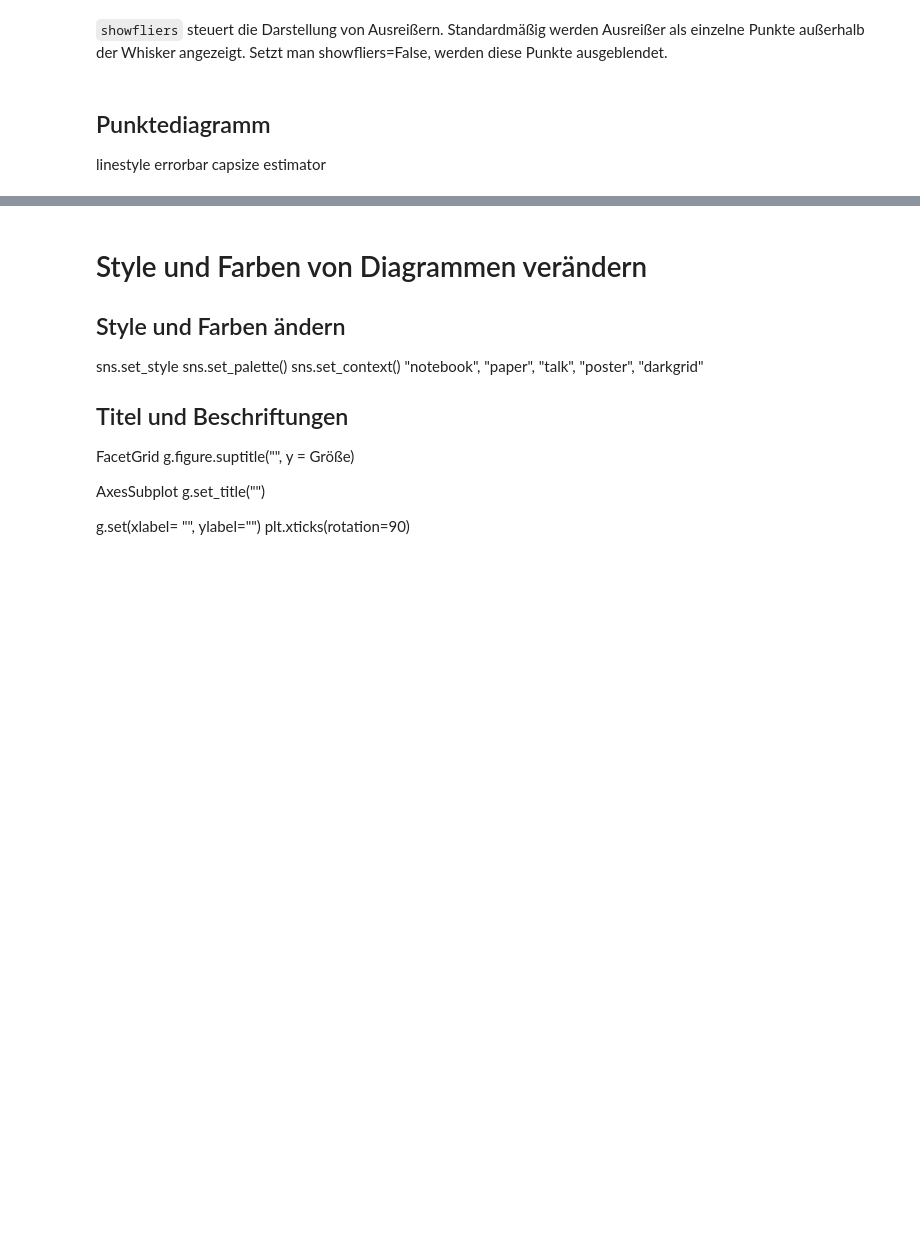
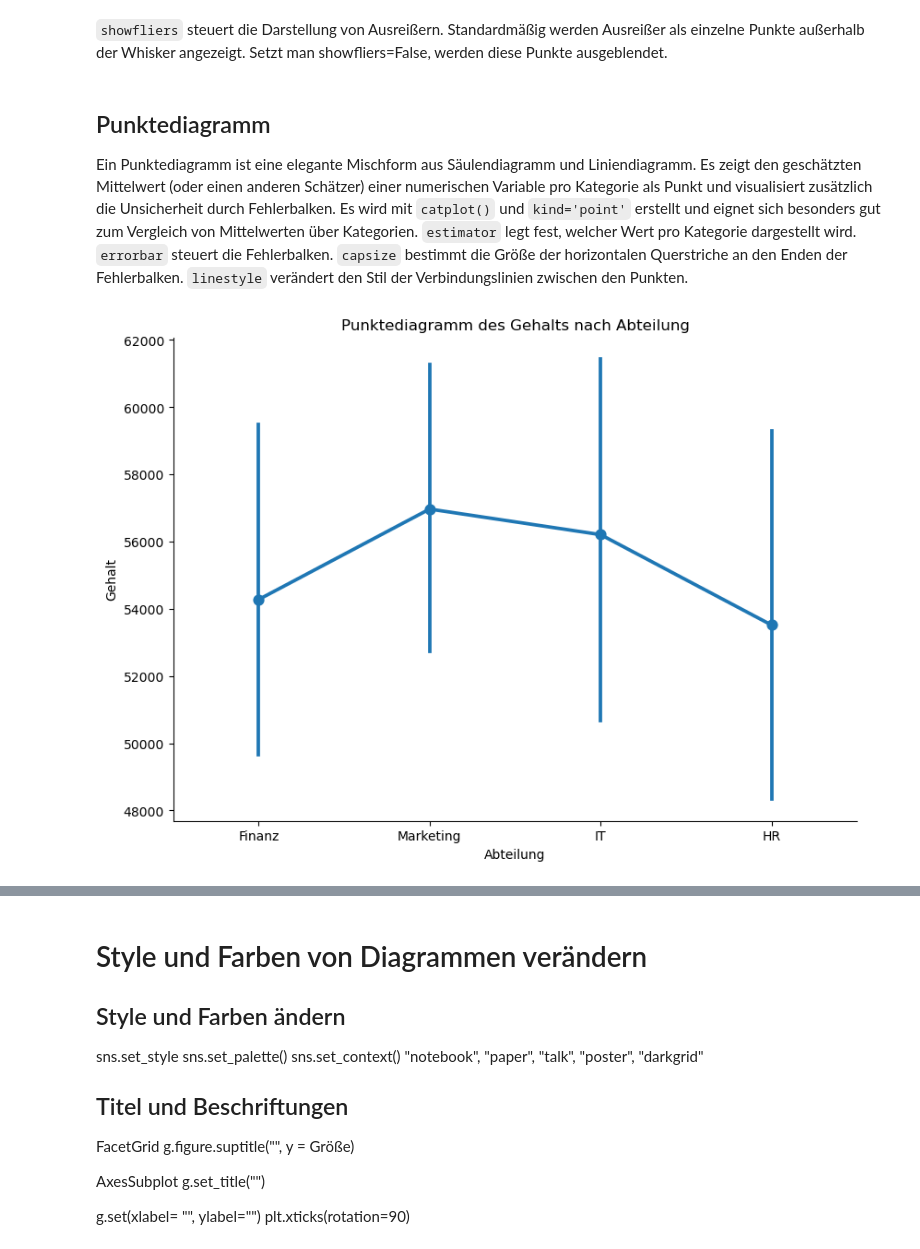
Before and after one commit to EikeSuemper/Meine-Lernreise-Aktuariat-QuantFinance, a Jupyter notebook: 01_Grundlagen/Python/Seaborn.ipynb, the cells around one changed output, grey strips where cells are left out. Drawn from its saved outputs; the diff is of its cells as text; code cells hidden in the pictures; blank space fills up the shorter version.

```diff
--- a/01_Grundlagen/Python/Seaborn.ipynb
+++ b/01_Grundlagen/Python/Seaborn.ipynb
@@ -266,7 +266,18 @@ plt.show()
 Standardmäßig werden Ausreißer als einzelne Punkte außerhalb der Whisker angezeigt. Setzt man showfliers=False, werden diese Punkte ausgeblendet.
 # %% [markdown]
 ## Punktediagramm
-linestyle
-errorbar
-capsize
-estimator
+
+Ein Punktediagramm ist eine elegante Mischform aus Säulendiagramm und Liniendiagramm. Es zeigt den geschätzten Mittelwert (oder einen anderen Schätzer) einer numerischen Variable pro Kategorie als Punkt und visualisiert zusätzlich die Unsicherheit durch Fehlerbalken. Es wird mit `catplot()` und `kind='point'` erstellt und eignet sich besonders gut zum Vergleich von Mittelwerten über Kategorien. `estimator` legt fest, welcher Wert pro Kategorie dargestellt wird. `errorbar` steuert die Fehlerbalken. `capsize` bestimmt die Größe der horizontalen Querstriche an den Enden der Fehlerbalken. `linestyle` verändert den Stil der Verbindungslinien zwischen den Punkten.
+# %%
+sns.catplot(
+    data=df,
+    x='Abteilung',
+    y='Gehalt',
+    kind='point',              # Punktediagramm
+    height=6,
+    aspect=1.4
+)
+plt.title('Punktediagramm des Gehalts nach Abteilung')
+plt.show()
+# %% [output]
+[figure, added]
```
Also changed, not shown: parts of 14 cells of this notebook.
